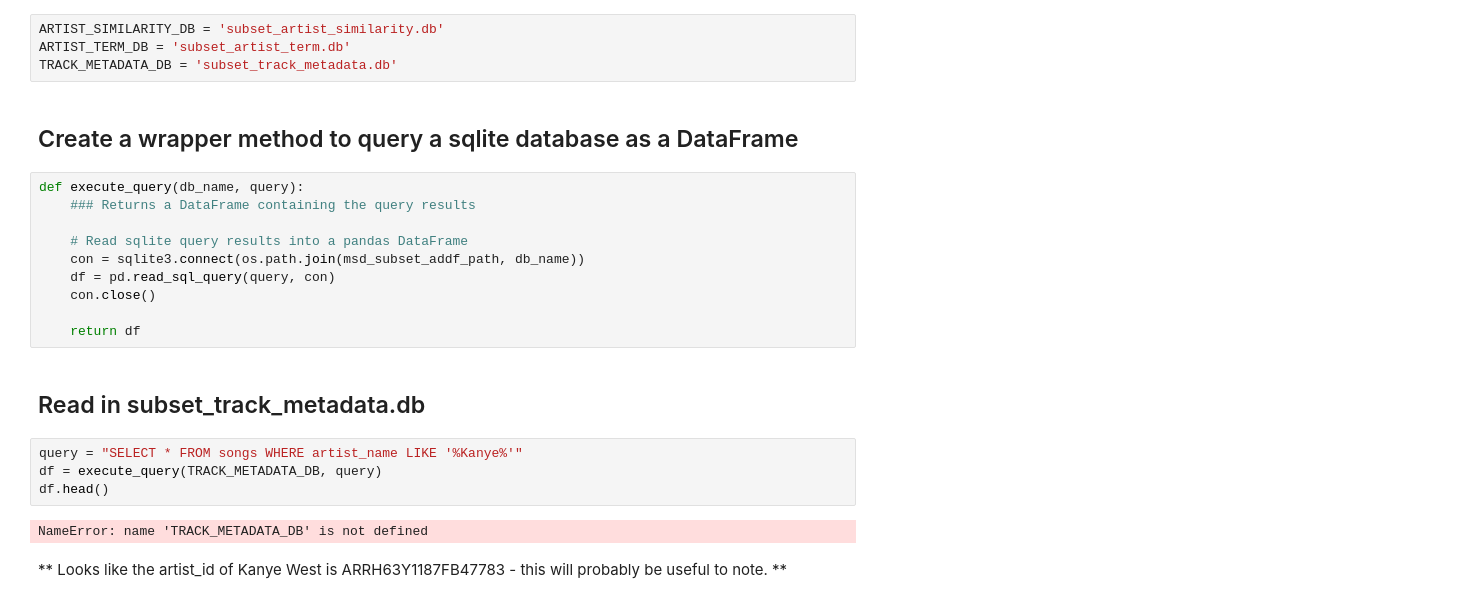
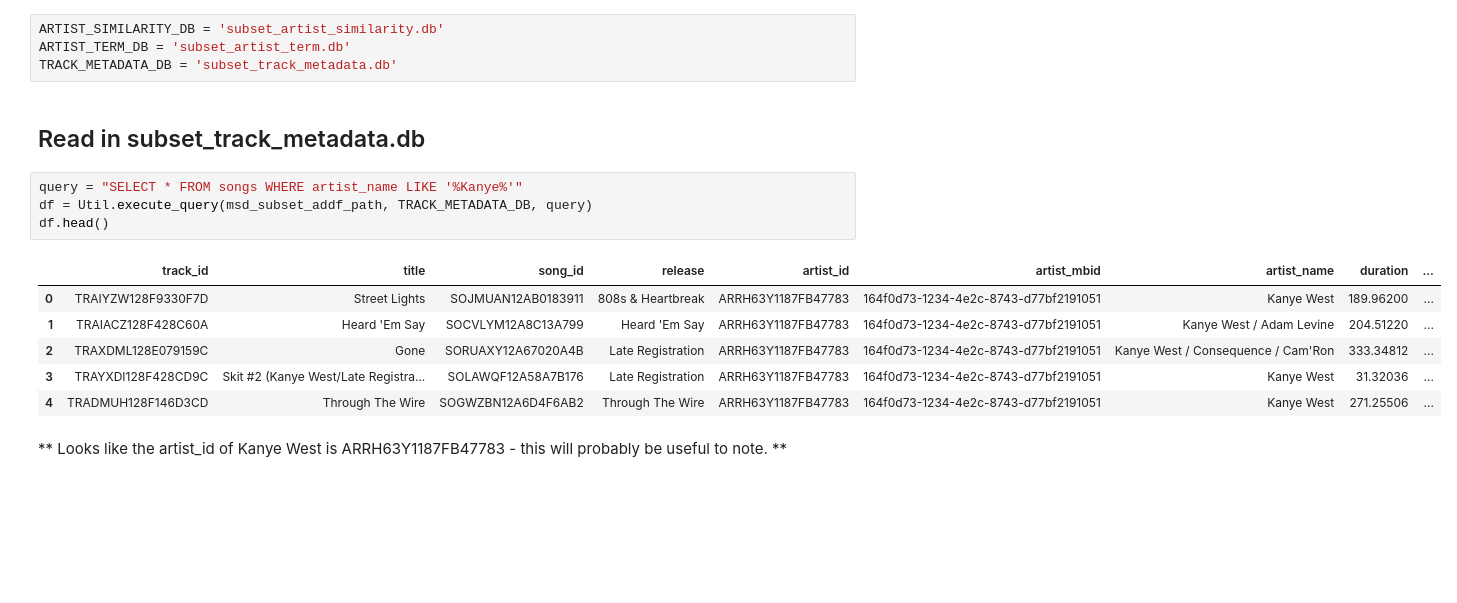
Before and after one commit to lxchavez/Yeezy-Taught-Me, a Jupyter notebook: notebooks/02-lxchavez-exploratory-analysis.ipynb, the cells around one changed output. Cells and saved outputs as stored; diff of their text form; blank space fills up the shorter version.

```diff
--- a/notebooks/02-lxchavez-exploratory-analysis.ipynb
+++ b/notebooks/02-lxchavez-exploratory-analysis.ipynb
@@ -184,26 +149,19 @@ In addition the the HDF5 files, there are some useful sqlite databases under ass
 ARTIST_SIMILARITY_DB = 'subset_artist_similarity.db'
 ARTIST_TERM_DB = 'subset_artist_term.db'
 TRACK_METADATA_DB = 'subset_track_metadata.db'
-# %% [markdown]
-## Create a wrapper method to query a sqlite database as a DataFrame
-# %%
-def execute_query(db_name, query):
-    ### Returns a DataFrame containing the query results
-
-    # Read sqlite query results into a pandas DataFrame
-    con = sqlite3.connect(os.path.join(msd_subset_addf_path, db_name))
-    df = pd.read_sql_query(query, con)
-    con.close()
-
-    return df
 # %% [markdown]
 ## Read in subset_track_metadata.db
 # %%
 query = "SELECT * FROM songs WHERE artist_name LIKE '%Kanye%'"
-df = execute_query(TRACK_METADATA_DB, query)
+df = Util.execute_query(msd_subset_addf_path, TRACK_METADATA_DB, query)
 df.head()
 # %% [output]
-NameError: name 'TRACK_METADATA_DB' is not defined
+|  | track_id | title | song_id | release | artist_id | artist_mbid | artist_name | duration | ... |
+| 0 | TRAIYZW128F9330F7D | Street Lights | SOJMUAN12AB0183911 | 808s & Heartbreak | ARRH63Y1187FB47783 | 164f0d73-1234-4e2c-8743-d77bf2191051 | Kanye West | 189.96200 | ... |
+| 1 | TRAIACZ128F428C60A | Heard 'Em Say | SOCVLYM12A8C13A799 | Heard 'Em Say | ARRH63Y1187FB47783 | 164f0d73-1234-4e2c-8743-d77bf2191051 | Kanye West / Adam Levine | 204.51220 | ... |
+| 2 | TRAXDML128E079159C | Gone | SORUAXY12A67020A4B | Late Registration | ARRH63Y1187FB47783 | 164f0d73-1234-4e2c-8743-d77bf2191051 | Kanye West / Consequence / Cam'Ron | 333.34812 | ... |
+| 3 | TRAYXDI128F428CD9C | Skit #2 (Kanye West/Late Registra... | SOLAWQF12A58A7B176 | Late Registration | ARRH63Y1187FB47783 | 164f0d73-1234-4e2c-8743-d77bf2191051 | Kanye West | 31.32036 | ... |
+| 4 | TRADMUH128F146D3CD | Through The Wire | SOGWZBN12A6D4F6AB2 | Through The Wire | ARRH63Y1187FB47783 | 164f0d73-1234-4e2c-8743-d77bf2191051 | Kanye West | 271.25506 | ... |
 # %% [markdown]
 ** Looks like the artist_id of Kanye West is ARRH63Y1187FB47783 - this will probably be useful to note. **
 # %%
```
Also changed, not shown: parts of 22 cells of this notebook, 3 other files.
